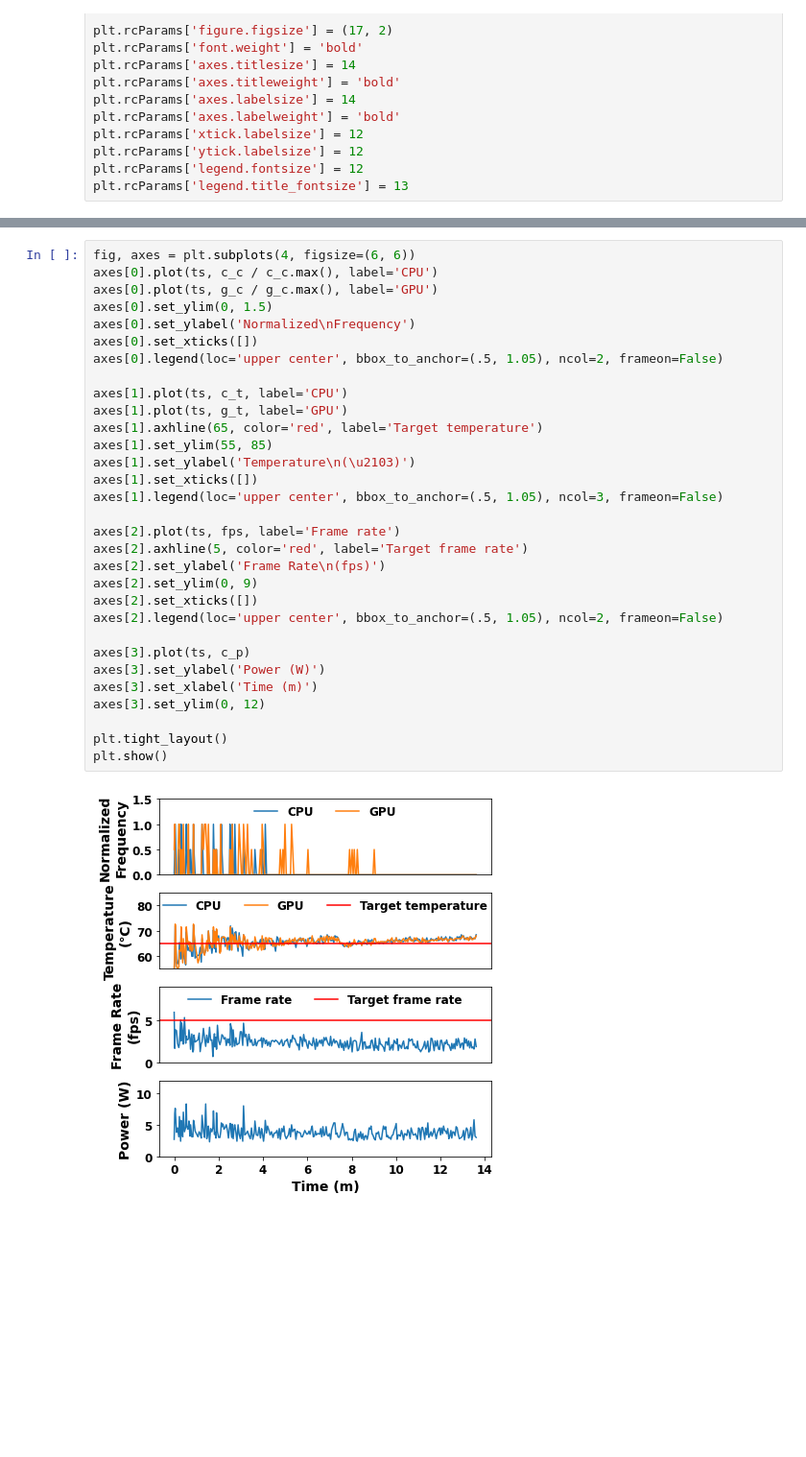
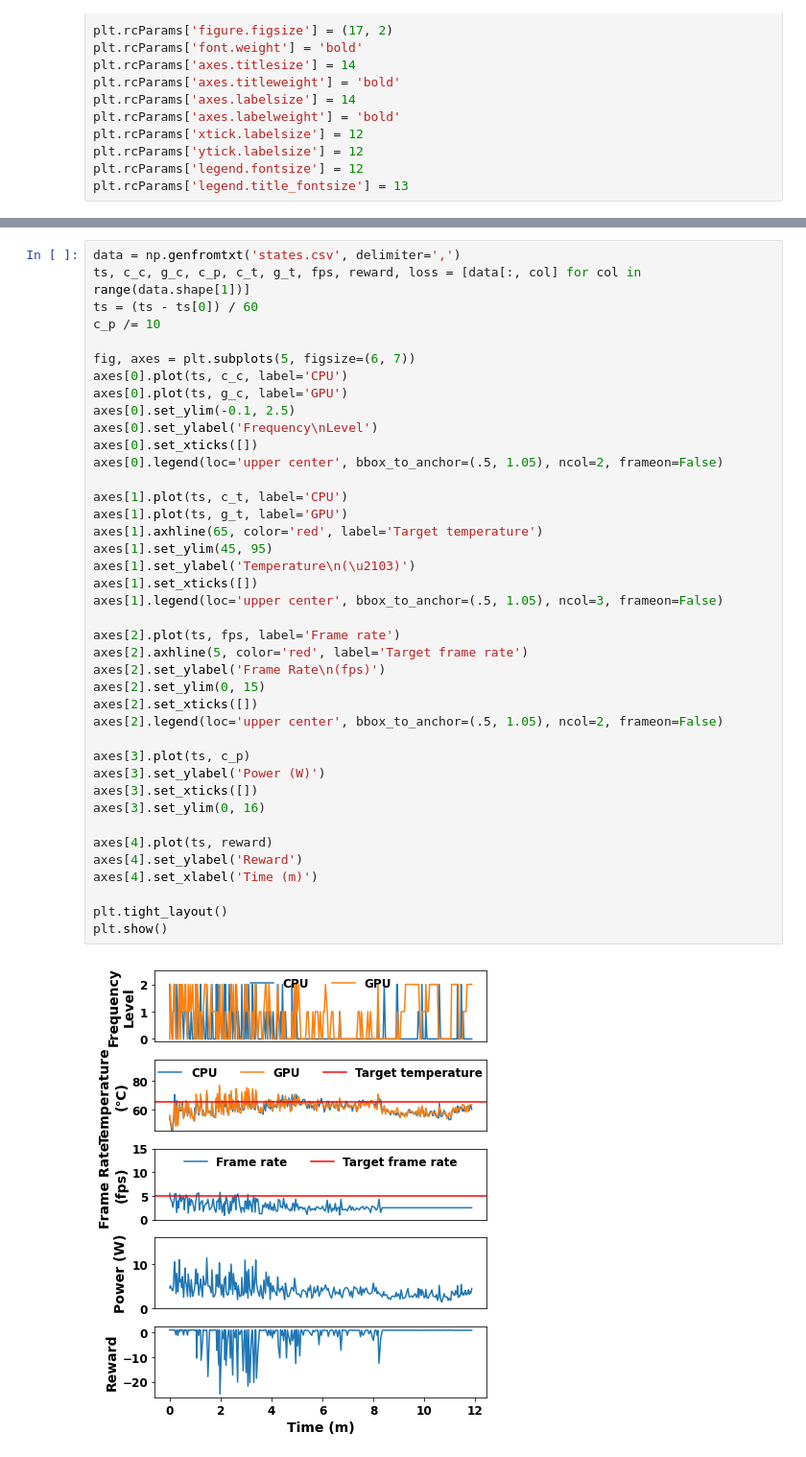
Before and after one commit to chphch/zTT, a Jupyter notebook: Pixel_4/visualization.ipynb, the cells around one changed output, grey strips where cells are left out. Shown at 96% size. Cells and saved outputs as stored; diff of their text form; blank space fills up the shorter version.

Commit message:
Update visualization script

```diff
--- a/Pixel_4/visualization.ipynb
+++ b/Pixel_4/visualization.ipynb
@@ -55,33 +98,42 @@ plt.show()
 # %%
-fig, axes = plt.subplots(4, figsize=(6, 6))
-axes[0].plot(ts, c_c / c_c.max(), label='CPU')
-axes[0].plot(ts, g_c / g_c.max(), label='GPU')
-axes[0].set_ylim(0, 1.5)
-axes[0].set_ylabel('Normalized\nFrequency')
+data = np.genfromtxt('states.csv', delimiter=',')
+ts, c_c, g_c, c_p, c_t, g_t, fps, reward, loss = [data[:, col] for col in range(data.shape[1])]
+ts = (ts - ts[0]) / 60
+c_p /= 10
+
+fig, axes = plt.subplots(5, figsize=(6, 7))
+axes[0].plot(ts, c_c, label='CPU')
+axes[0].plot(ts, g_c, label='GPU')
+axes[0].set_ylim(-0.1, 2.5)
+axes[0].set_ylabel('Frequency\nLevel')
 axes[0].set_xticks([])
 axes[0].legend(loc='upper center', bbox_to_anchor=(.5, 1.05), ncol=2, frameon=False)
 
 axes[1].plot(ts, c_t, label='CPU')
 axes[1].plot(ts, g_t, label='GPU')
 axes[1].axhline(65, color='red', label='Target temperature')
-axes[1].set_ylim(55, 85)
+axes[1].set_ylim(45, 95)
 axes[1].set_ylabel('Temperature\n(\u2103)')
 axes[1].set_xticks([])
 axes[1].legend(loc='upper center', bbox_to_anchor=(.5, 1.05), ncol=3, frameon=False)
 
 axes[2].plot(ts, fps, label='Frame rate')
 axes[2].axhline(5, color='red', label='Target frame rate')
 axes[2].set_ylabel('Frame Rate\n(fps)')
-axes[2].set_ylim(0, 9)
+axes[2].set_ylim(0, 15)
 axes[2].set_xticks([])
 axes[2].legend(loc='upper center', bbox_to_anchor=(.5, 1.05), ncol=2, frameon=False)
 
 axes[3].plot(ts, c_p)
 axes[3].set_ylabel('Power (W)')
-axes[3].set_xlabel('Time (m)')
-axes[3].set_ylim(0, 12)
+axes[3].set_xticks([])
+axes[3].set_ylim(0, 16)
+
+axes[4].plot(ts, reward)
+axes[4].set_ylabel('Reward')
+axes[4].set_xlabel('Time (m)')
 
 plt.tight_layout()
 plt.show()
 # %% [output]
-[figure, old version]
+[figure, new version]
```
Also changed, not shown: parts of 2 cells of this notebook.
